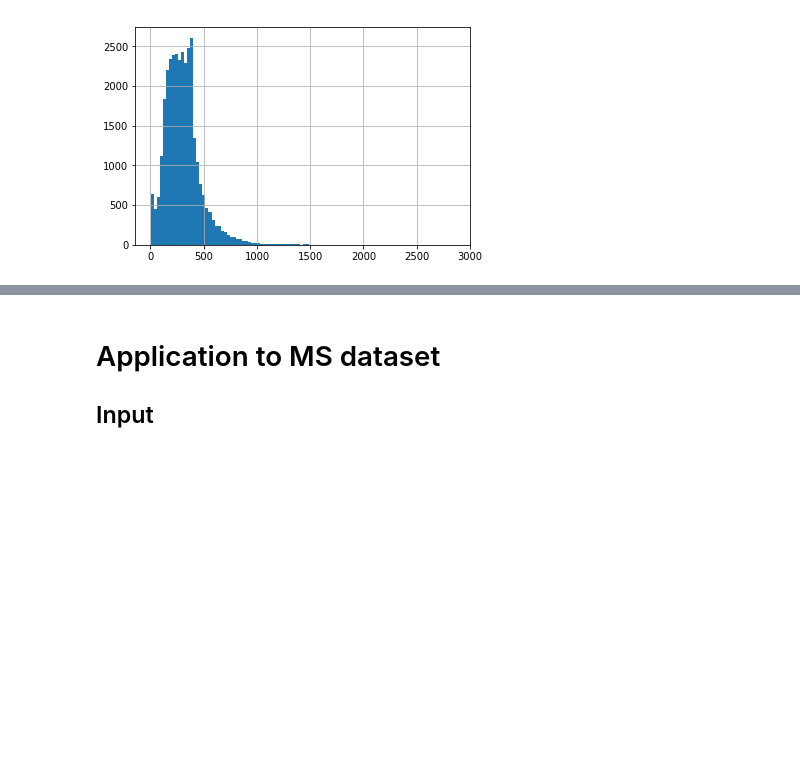
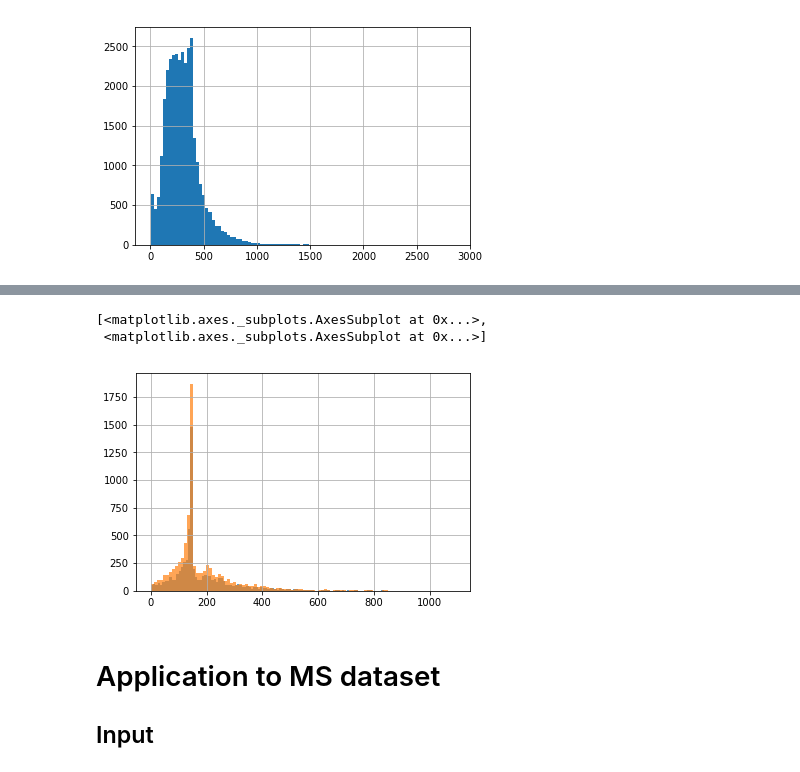
Before and after one commit to khourhin/divtrans, a Jupyter notebook: code/divergent_transcription_identification.ipynb, the cells around one changed output, grey strips where cells are left out. Drawn from its saved outputs; the diff is of its cells as text; code cells hidden in the pictures; blank space fills up the shorter version.

```diff
--- a/code/divergent_transcription_identification.ipynb
+++ b/code/divergent_transcription_identification.ipynb
@@ -426,3 +453,9 @@ pd.Series(div_trans_beds_cov_filtered[0].get_length_distribution()).hist(bins=10
+# %%
+[pd.Series(x.get_length_distribution()).hist(bins=100, alpha=0.7) for x in div_trans_beds_filter_merged]
+# %% [output]
+[<matplotlib.axes._subplots.AxesSubplot at 0x...>,
+ <matplotlib.axes._subplots.AxesSubplot at 0x...>]
+[figure, added]
 # %% [markdown]
 # Application to MS dataset
 ## Input
```
Also changed, not shown: parts of 7 cells of this notebook, 1 other file.
